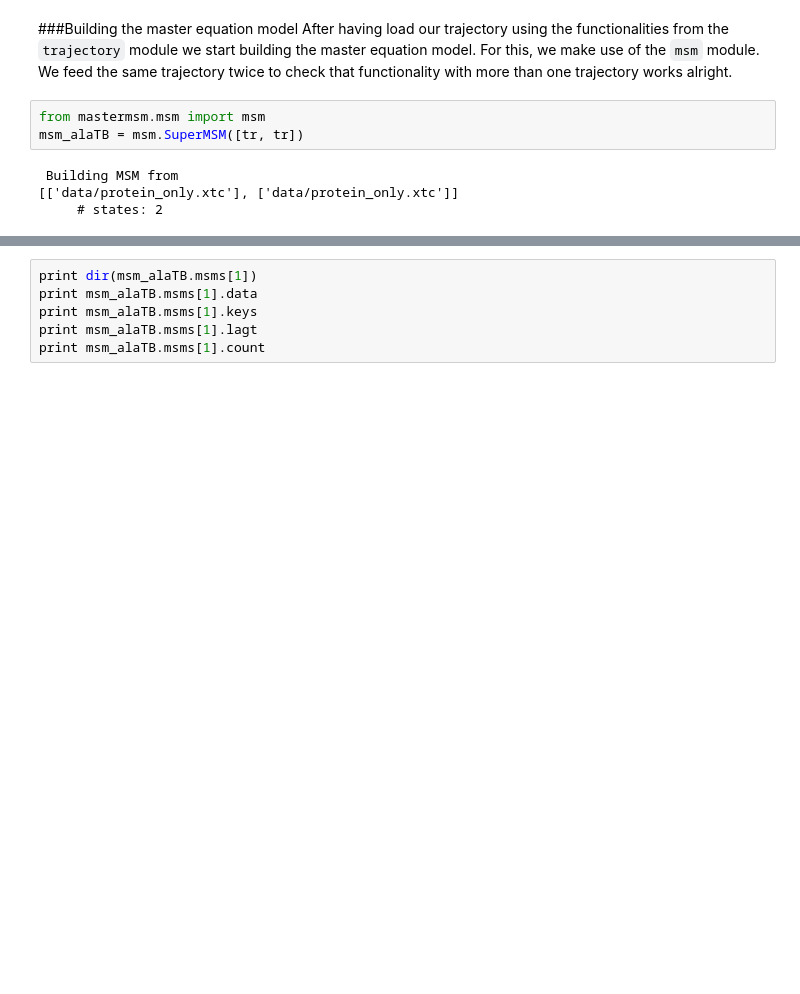
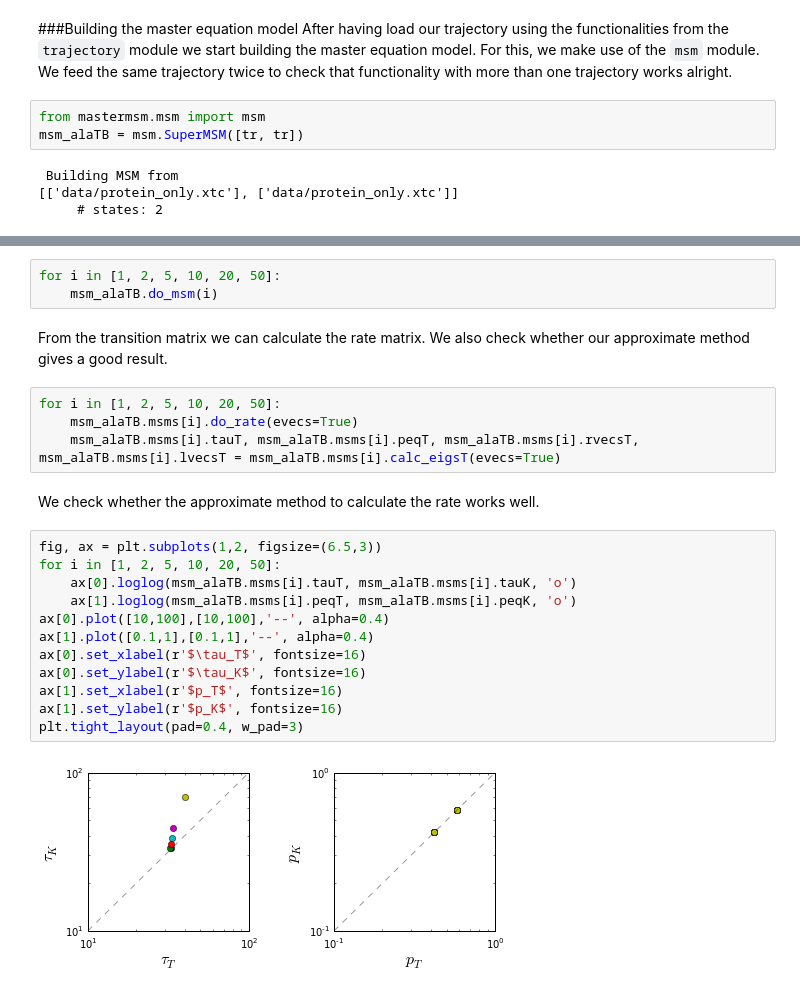
Before and after one commit to BioKT/MasterMSM, a Jupyter notebook: examples/alanine_dipeptide/ala_dipeptide.ipynb, the cells around one changed output, grey strips where cells are left out. Drawn from its saved outputs; the diff is of its cells as text; blank space fills up the shorter version.

Commit message:
evecs and evals now calculated

```diff
--- a/examples/alanine_dipeptide/ala_dipeptide.ipynb
+++ b/examples/alanine_dipeptide/ala_dipeptide.ipynb
@@ -98,6 +93,25 @@ AttributeError: 'MSM' object has no attribute 'do_trans'
-# %%
-print dir(msm_alaTB.msms[1])
-print msm_alaTB.msms[1].data
-print msm_alaTB.msms[1].keys
-print msm_alaTB.msms[1].lagt
-print msm_alaTB.msms[1].count
+# %%
+for i in [1, 2, 5, 10, 20, 50]:
+    msm_alaTB.do_msm(i)
+# %% [markdown]
+From the transition matrix we can calculate the rate matrix. We also check whether our approximate method gives a good result.
+# %%
+for i in [1, 2, 5, 10, 20, 50]:
+    msm_alaTB.msms[i].do_rate(evecs=True)
+    msm_alaTB.msms[i].tauT, msm_alaTB.msms[i].peqT, msm_alaTB.msms[i].rvecsT, msm_alaTB.msms[i].lvecsT = msm_alaTB.msms[i].calc_eigsT(evecs=True)
+# %% [markdown]
+We check whether the approximate method to calculate the rate works well.
+# %%
+fig, ax = plt.subplots(1,2, figsize=(6.5,3))
+for i in [1, 2, 5, 10, 20, 50]:
+    ax[0].loglog(msm_alaTB.msms[i].tauT, msm_alaTB.msms[i].tauK, 'o')
+    ax[1].loglog(msm_alaTB.msms[i].peqT, msm_alaTB.msms[i].peqK, 'o')
+ax[0].plot([10,100],[10,100],'--', alpha=0.4)
+ax[1].plot([0.1,1],[0.1,1],'--', alpha=0.4)
+ax[0].set_xlabel(r'$\tau_T$', fontsize=16)
+ax[0].set_ylabel(r'$\tau_K$', fontsize=16)
+ax[1].set_xlabel(r'$p_T$', fontsize=16)
+ax[1].set_ylabel(r'$p_K$', fontsize=16)
+plt.tight_layout(pad=0.4, w_pad=3)
+# %% [output]
+[figure, added]
```
Also changed, not shown: parts of 3 cells of this notebook, 2 other files.
